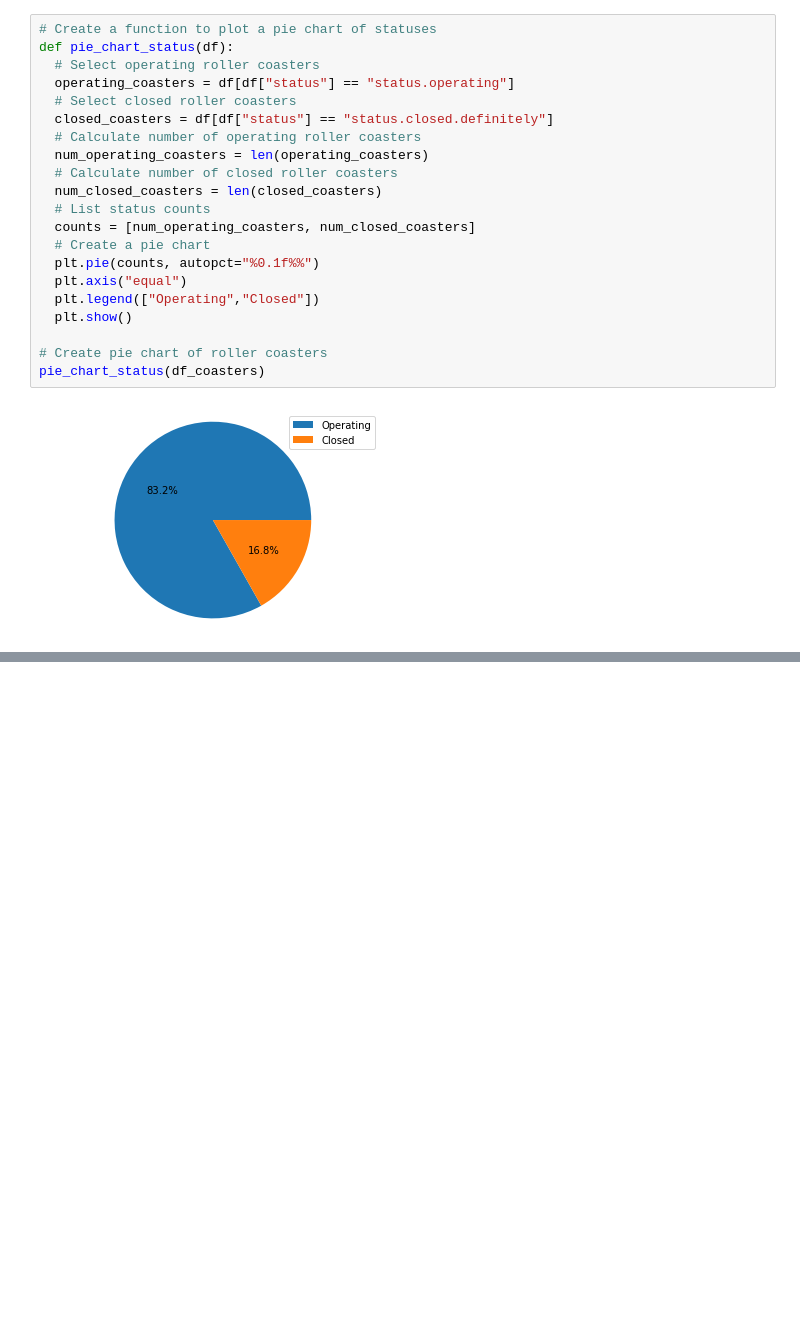
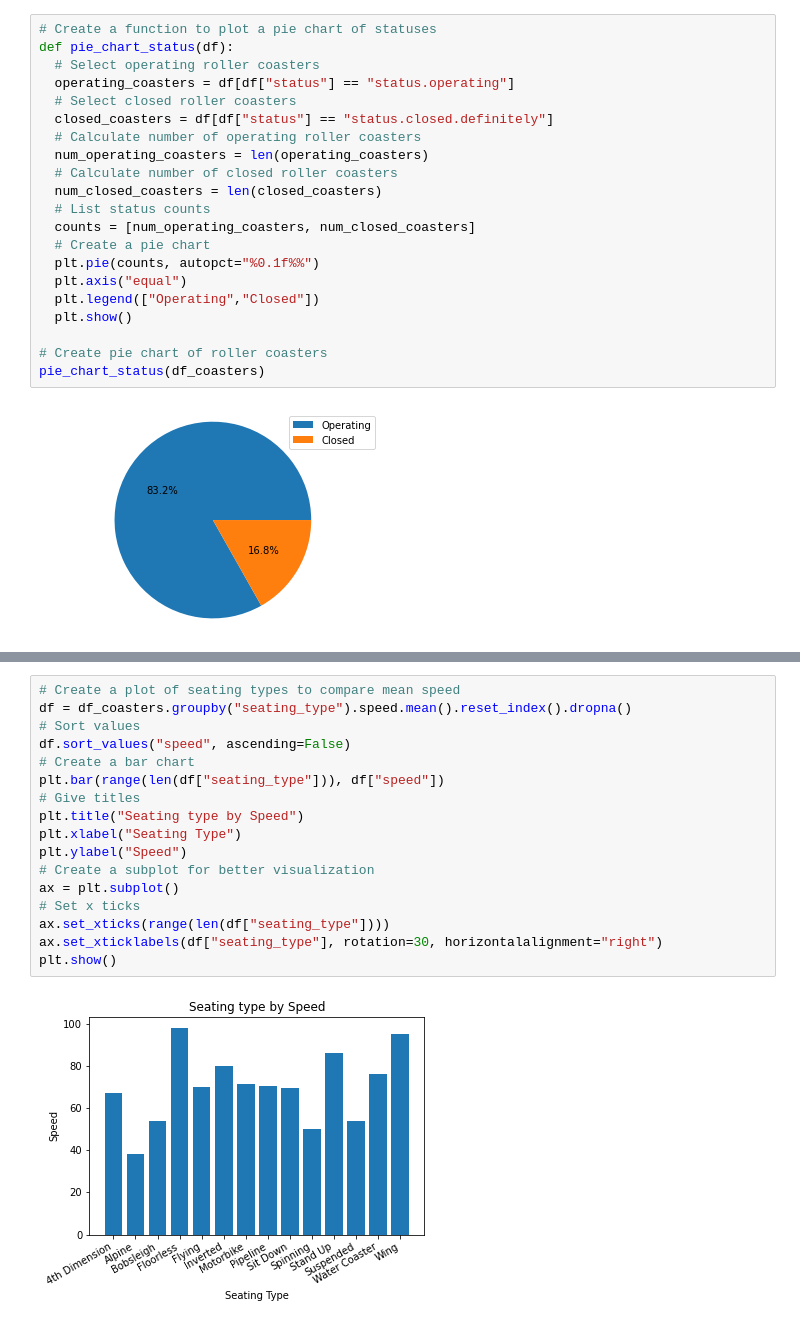
Before and after one commit to soyuz108/Roller-Coasters, a Jupyter notebook: Roller Coaster.ipynb, the cells around one changed output, grey strips where cells are left out. Drawn from its saved outputs; the diff is of its cells as text; blank space fills up the shorter version.

```diff
--- a/Roller Coaster.ipynb
+++ b/Roller Coaster.ipynb
@@ -260,0 +260,19 @@ pie_chart_status(df_coasters)
+# %%
+# Create a plot of seating types to compare mean speed
+df = df_coasters.groupby("seating_type").speed.mean().reset_index().dropna()
+# Sort values
+df.sort_values("speed", ascending=False)
+# Create a bar chart
+plt.bar(range(len(df["seating_type"])), df["speed"])
+# Give titles
+plt.title("Seating type by Speed")
+plt.xlabel("Seating Type")
+plt.ylabel("Speed")
+# Create a subplot for better visualization
+ax = plt.subplot()
+# Set x ticks
+ax.set_xticks(range(len(df["seating_type"])))
+ax.set_xticklabels(df["seating_type"], rotation=30, horizontalalignment="right")
+plt.show()
+# %% [output]
+[figure, added]
```
Also changed, not shown: parts of 8 cells of this notebook.
